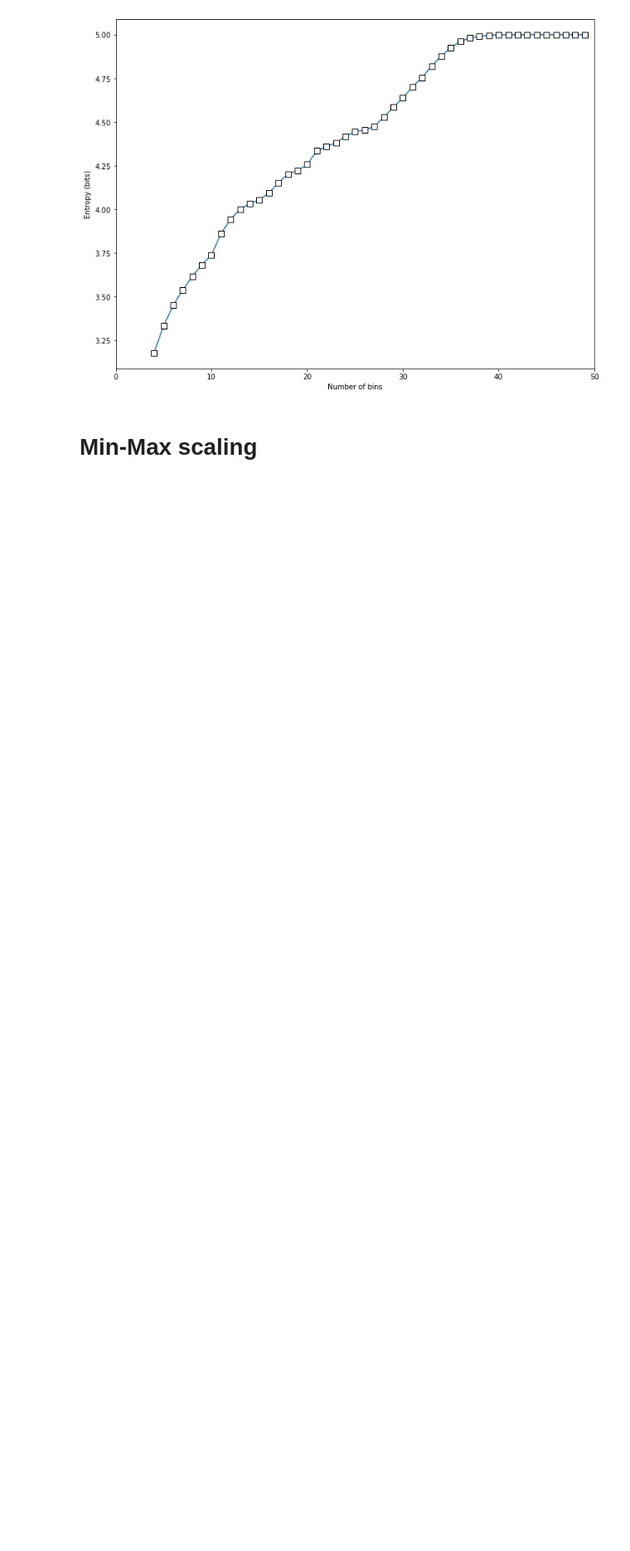
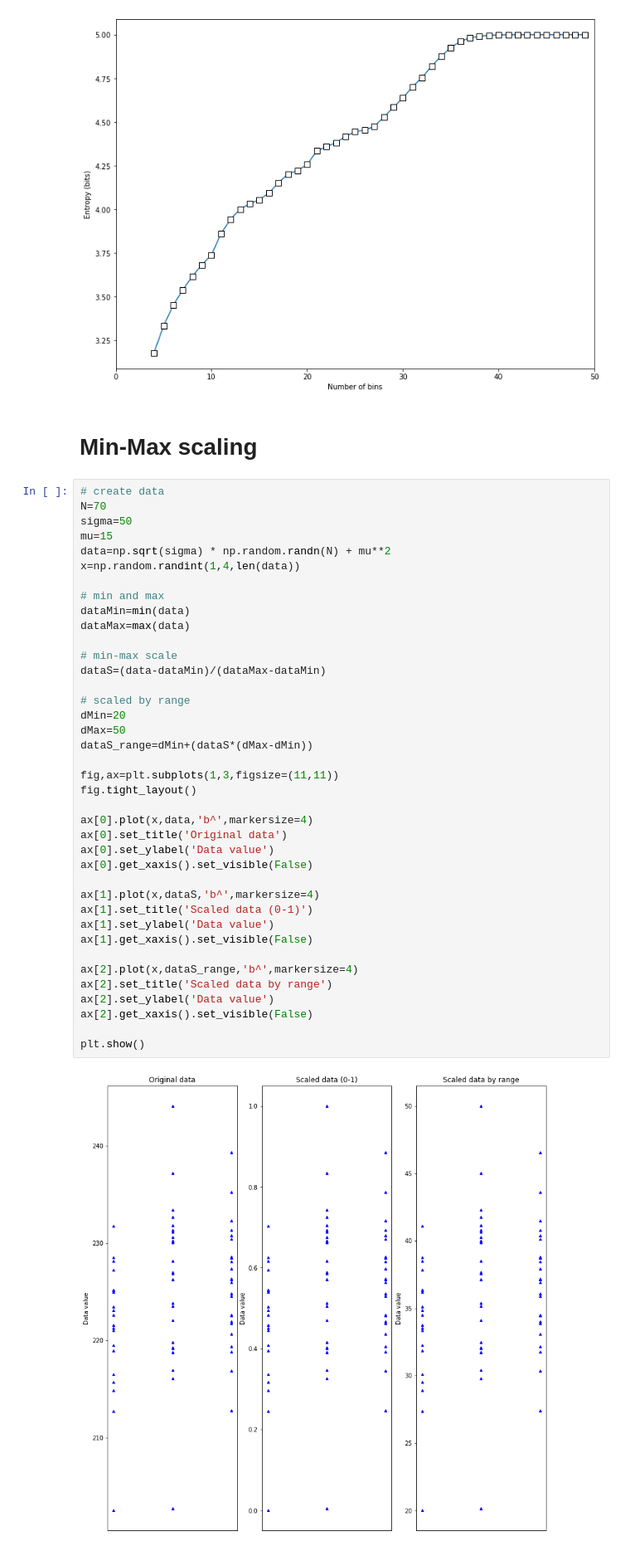
Before and after one commit to aurimas12/unsupervising-learning-task, a Jupyter notebook: notes.ipynb, the cells around one changed output. Shown at 83% size. Saved outputs shown, nothing was run; the diff lists cells and outputs as text; blank space fills up the shorter version.

Commit message:
min-max scale task complete

```diff
--- a/notes.ipynb
+++ b/notes.ipynb
@@ -195,3 +195,44 @@ plt.show()
 [figure]
 # %% [markdown]
 # Min-Max scaling
+# %%
+# create data
+N=70
+sigma=50
+mu=15
+data=np.sqrt(sigma) * np.random.randn(N) + mu**2
+x=np.random.randint(1,4,len(data))
+
+# min and max
+dataMin=min(data)
+dataMax=max(data)
+
+# min-max scale
+dataS=(data-dataMin)/(dataMax-dataMin)
+
+# scaled by range
+dMin=20
+dMax=50
+dataS_range=dMin+(dataS*(dMax-dMin))
+
+fig,ax=plt.subplots(1,3,figsize=(11,11))
+fig.tight_layout()
+
+ax[0].plot(x,data,'b^',markersize=4)
+ax[0].set_title('Original data')
+ax[0].set_ylabel('Data value')
+ax[0].get_xaxis().set_visible(False)
+
+ax[1].plot(x,dataS,'b^',markersize=4)
+ax[1].set_title('Scaled data (0-1)')
+ax[1].set_ylabel('Data value')
+ax[1].get_xaxis().set_visible(False)
+
+ax[2].plot(x,dataS_range,'b^',markersize=4)
+ax[2].set_title('Scaled data by range')
+ax[2].set_ylabel('Data value')
+ax[2].get_xaxis().set_visible(False)
+
+plt.show()
+# %% [output]
+[figure, added]
```
Also changed, not shown: 1 other file.
